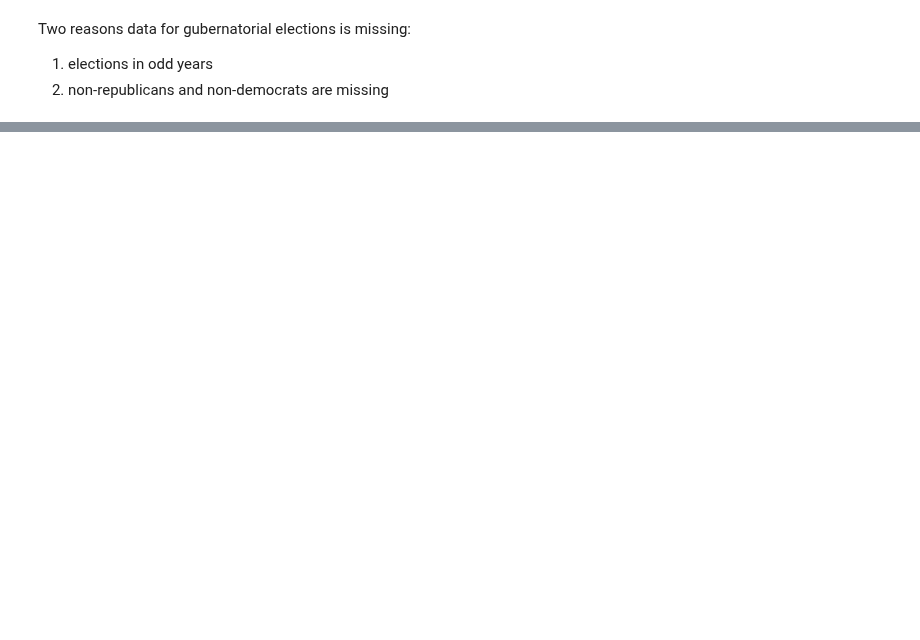
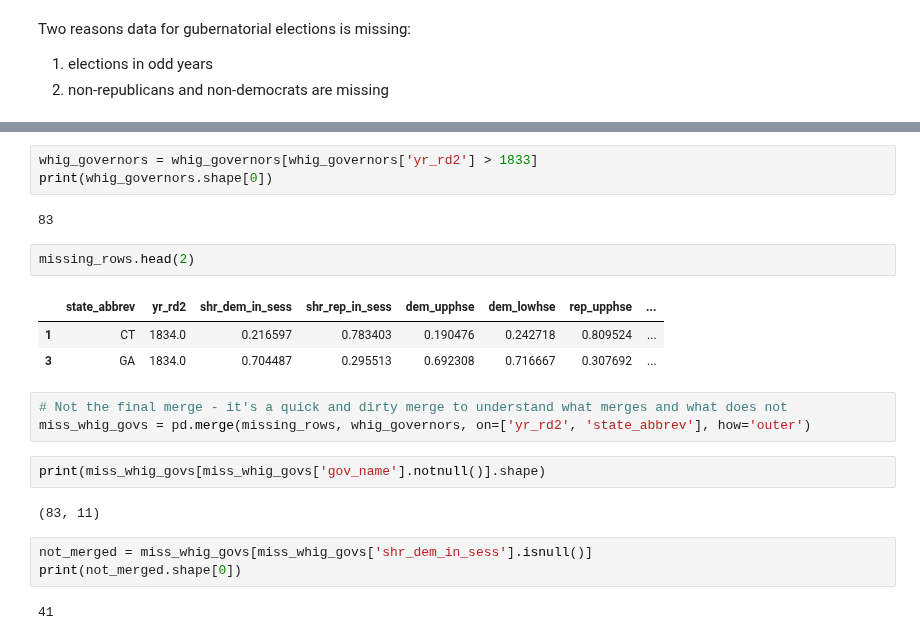
Before and after one commit to batShimon/similarity_data, a Jupyter notebook: fixingPoliticalComposition.ipynb, the cells around one changed output, grey strips where cells are left out. Drawn from its saved outputs; the diff is of its cells as text; blank space fills up the shorter version.

```diff
--- a/fixingPoliticalComposition.ipynb
+++ b/fixingPoliticalComposition.ipynb
@@ -102,0 +250,23 @@ Percentage of Democrats in Senate in 2008 election in MA according to state_df:
+# %%
+whig_governors = whig_governors[whig_governors['yr_rd2'] > 1833]
+print(whig_governors.shape[0])
+# %% [output]
+83
+# %%
+missing_rows.head(2)
+# %% [output]
+|  | state_abbrev | yr_rd2 | shr_dem_in_sess | shr_rep_in_sess | dem_upphse | dem_lowhse | rep_upphse | ... |
+| 1 | CT | 1834.0 | 0.216597 | 0.783403 | 0.190476 | 0.242718 | 0.809524 | ... |
+| 3 | GA | 1834.0 | 0.704487 | 0.295513 | 0.692308 | 0.716667 | 0.307692 | ... |
+# %%
+# Not the final merge - it's a quick and dirty merge to understand what merges and what does not
+miss_whig_govs = pd.merge(missing_rows, whig_governors, on=['yr_rd2', 'state_abbrev'], how='outer')
+# %%
+print(miss_whig_govs[miss_whig_govs['gov_name'].notnull()].shape)
+# %% [output]
+(83, 11)
+# %%
+not_merged = miss_whig_govs[miss_whig_govs['shr_dem_in_sess'].isnull()]
+print(not_merged.shape[0])
+# %% [output]
+41
```
Also changed, not shown: parts of 25 cells of this notebook.
